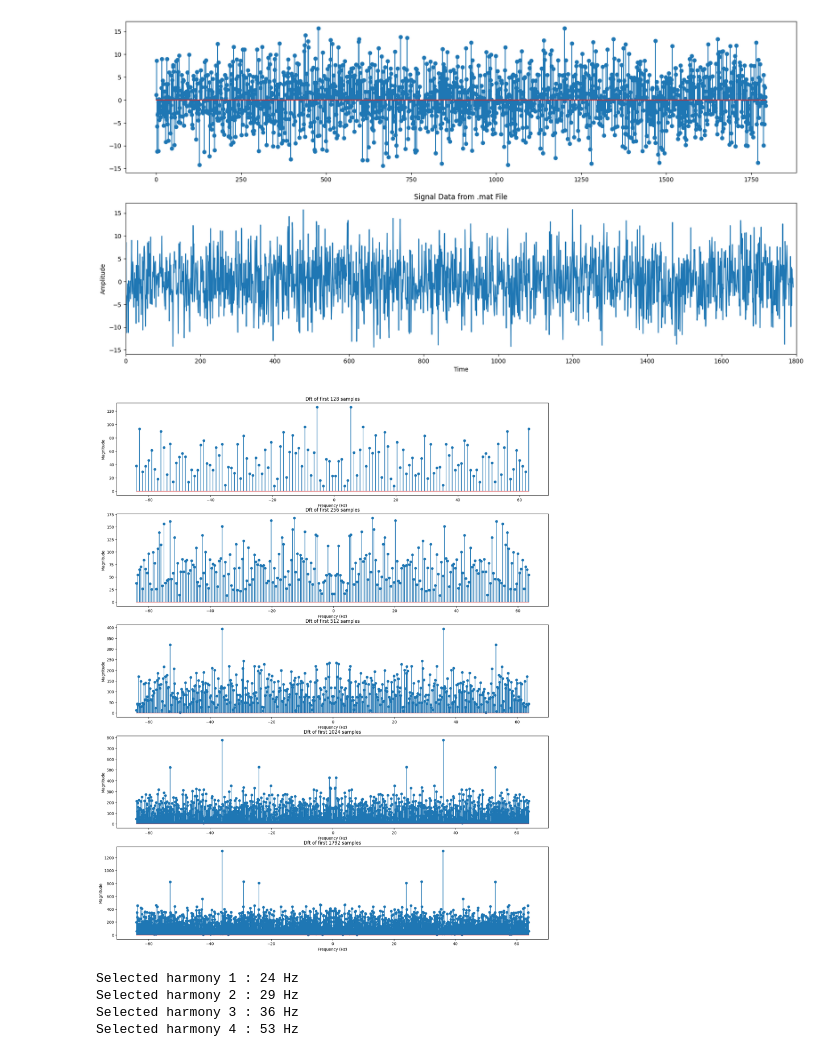
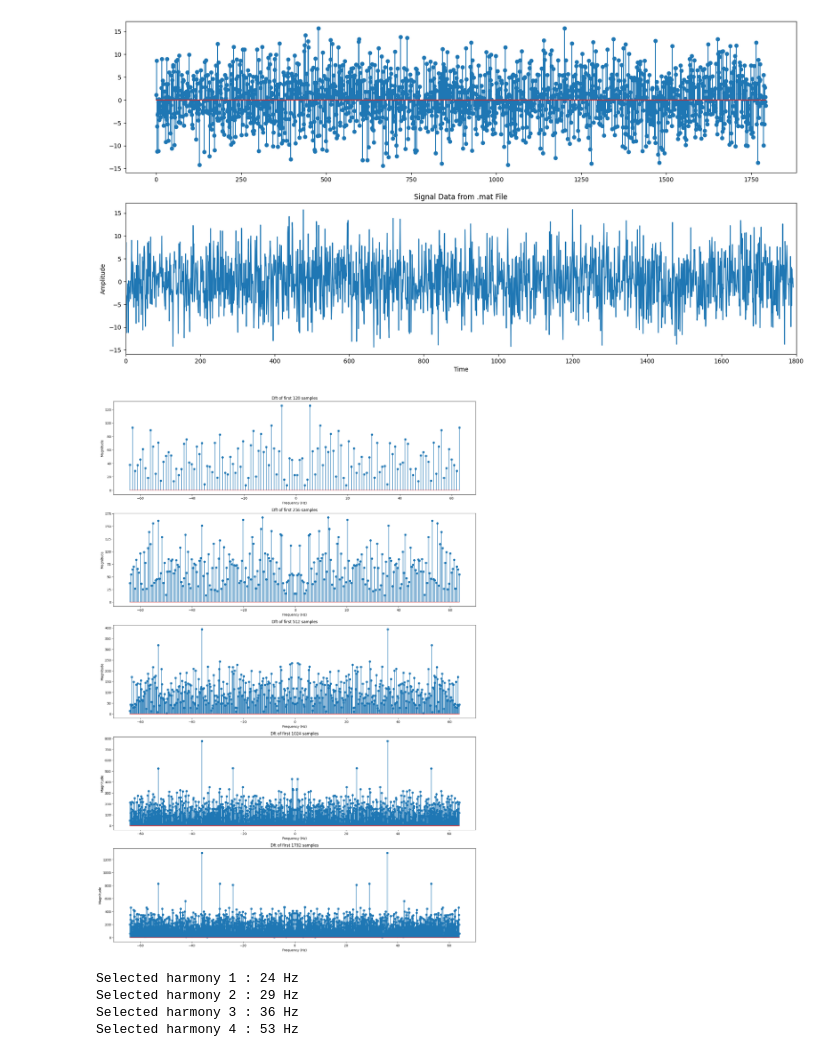
Before and after one commit to Vgr20/EN_3551_Assignment_01, a Jupyter notebook: Assignment.ipynb, the cells around one changed output. Drawn from its saved outputs; the diff is of its cells as text; code cells hidden in the pictures.

```diff
--- a/Assignment.ipynb
+++ b/Assignment.ipynb
@@ -52,33 +52,33 @@ frequency_bins = [
 # %%
 # Visualize the magnitude of the DFT result
 
-fig,ax = plt.subplots(5,1,figsize=(20,25))
+fig,ax = plt.subplots(5,1,figsize=(20,30))
 ax[0].stem(frequency_bins[0], np.abs(dft_result1))
 ax[1].stem(frequency_bins[1], np.abs(dft_result2))
 ax[2].stem(frequency_bins[2], np.abs(dft_result3))
 ax[3].stem(frequency_bins[3], np.abs(dft_result4))
 ax[4].stem(frequency_bins[4], np.abs(dft_result5))
 
 ax[0].set_title('Dft of first 128 samples')
 ax[1].set_title('Dft of first 256 samples')
 ax[2].set_title('Dft of first 512 samples')
 ax[3].set_title('Dft of first 1024 samples')
 ax[4].set_title('Dft of first 1792 samples')
 
 ax[0].set_xlabel('Frequency (Hz)')
 ax[0].set_ylabel('Magnitude')
 ax[1].set_xlabel('Frequency (Hz)')
 ax[1].set_ylabel('Magnitude')
 ax[2].set_xlabel('Frequency (Hz)')
 ax[2].set_ylabel('Magnitude')
 ax[3].set_xlabel('Frequency (Hz)')
 ax[3].set_ylabel('Magnitude')
 ax[4].set_xlabel('Frequency (Hz)')
 ax[4].set_ylabel('Magnitude')
 
 plt.show()
 # %% [output]
-[figure, old version]
+[figure, new version]
 # %%
 # DFT Averaging Method
 # Initialize variables
```
Also changed, not shown: parts of 7 cells of this notebook.
